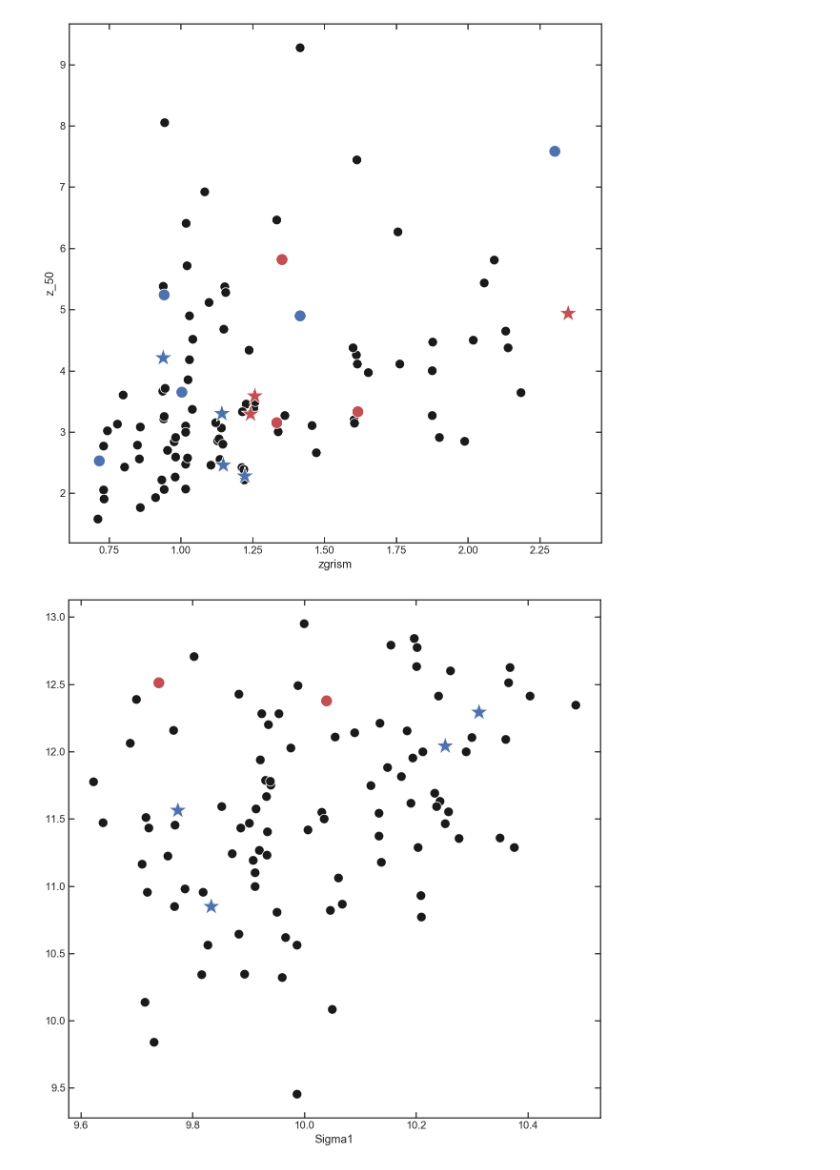
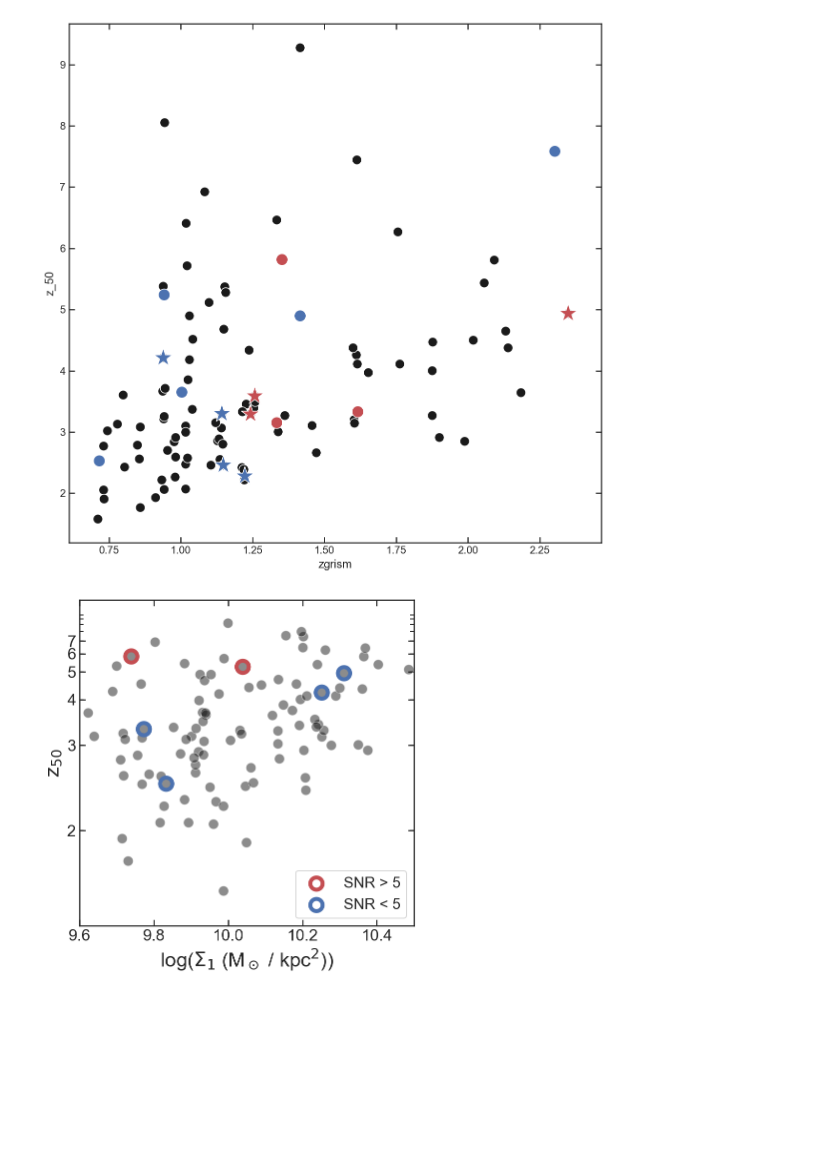
Before and after one commit to Vince-ec/Cluster_and_field, a Jupyter notebook: scripts/24_micron.ipynb, the cells around one changed output. Saved outputs shown, nothing was run; the diff lists cells and outputs as text; code cells hidden in the pictures; blank space fills up the shorter version.

```diff
--- a/scripts/24_micron.ipynb
+++ b/scripts/24_micron.ipynb
@@ -615,29 +615,51 @@ for i in range(len(Ni)):
 # %% [output]
 [figure]
 # %%
-plt.figure(figsize=[10,10])
-sea.scatterplot(np.log10(mdb.Sigma1), cosmo.lookback_time(mdb.z_50), s=100, color = 'k')
+plt.figure(figsize=[6,6])
+ax1 = plt.subplot()
+sea.scatterplot(np.log10(mdb.Sigma1), cosmo.lookback_time(mdb.z_50), s=100, color = 'k', alpha = 0.5)
 
 for i in range(len(Si)):
     ID = Si[i]
     if Sd[i] == 'p':
         if Ssn[i] > 5:
             sea.scatterplot(np.log10(mdb.query('id == {}'.format(ID)).Sigma1),
-                    cosmo.lookback_time(mdb.query('id == {}'.format(ID)).z_50), s=150, color = 'r')
+                    cosmo.lookback_time(mdb.query('id == {}'.format(ID)).z_50),
+                            s=150, facecolor = 'none', edgecolor = 'r', linewidth = 4)
         else:
             sea.scatterplot(np.log10(mdb.query('id == {}'.format(ID)).Sigma1),
-                    cosmo.lookback_time(mdb.query('id == {}'.format(ID)).z_50), s=400, color = 'b', marker = '*')
+                    cosmo.lookback_time(mdb.query('id == {}'.format(ID)).z_50),
+                            s=150, facecolor = 'none', edgecolor = 'b', linewidth = 4)
 
 for i in range(len(Ni)):
     ID = Ni[i]
     if Nd[i] == 'p':
 
         if Nsn[i] > 5:
             sea.scatterplot(np.log10(mdb.query('id == {}'.format(ID)).Sigma1),
-                        cosmo.lookback_time(mdb.query('id == {}'.format(ID)).z_50), s=150, color = 'r')
+                        cosmo.lookback_time(mdb.query('id == {}'.format(ID)).z_50),
+                            s=150, facecolor = 'none', edgecolor = 'r', linewidth = 4)
 
         else:
             sea.scatterplot(np.log10(mdb.query('id == {}'.format(ID)).Sigma1),
-                        cosmo.lookback_time(mdb.query('id == {}'.format(ID)).z_50), s=400, color = 'b', marker = '*')
+                        cosmo.lookback_time(mdb.query('id == {}'.format(ID)).z_50),
+                            s=150, facecolor = 'none', edgecolor = 'b', linewidth = 4)
+
+ax1.set_yticks(cosmo.lookback_time([2,3,4,5,6,7]).value)
+ax1.set_yticklabels([2,3,4,5,6,7])
+ax1.set_yticks(cosmo.lookback_time([2,3,4,5,6,7,8,9,10,11]).value, minor=True)
+plt.xlabel('log($\Sigma_1$ (M$_\odot$ / kpc$^2$))', fontsize=20)
+plt.ylabel('z$_{50}$', fontsize=20)
+plt.tick_params(axis='both', which='major', labelsize=16)
+plt.xlim(9.6,10.5)
+plt.ylim(9,13.25)
+
+
+sea.scatterplot([1000],[1000],s=150, facecolor = 'none', edgecolor = 'r', linewidth = 4, label = 'SNR > 5')
+sea.scatterplot([1000],[1000],s=150, facecolor = 'none', edgecolor = 'b', linewidth = 4, label = 'SNR < 5')
+
+plt.legend(loc = 4, fontsize = 15)
+
+plt.savefig('../plots/MIPS_S1_z50.png', bbox_inches = 'tight')
 # %% [output]
-[figure, old version]
+[figure, new version]
```
Also changed, not shown: 1 other file.
